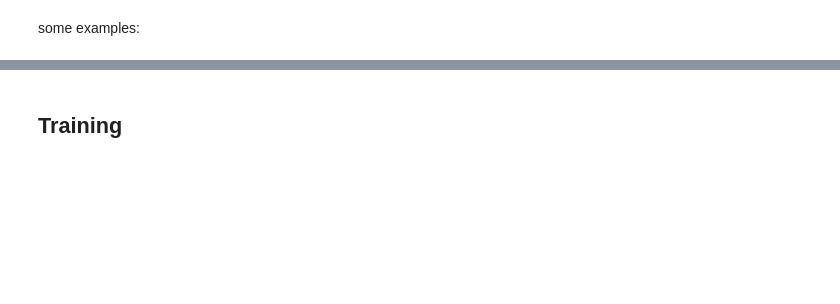
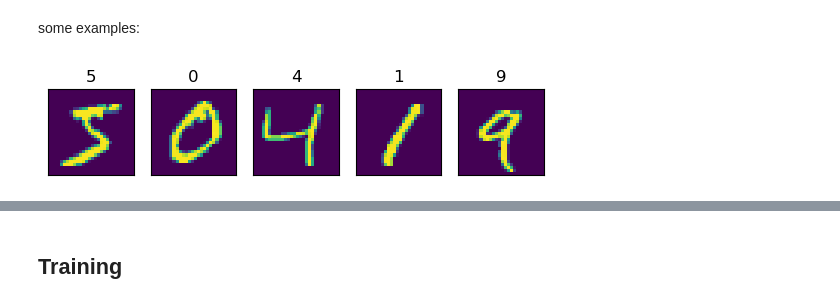
Before and after one commit to eliaslimmer/dl-from-scratch, a Jupyter notebook: notebooks/mnist_example.ipynb, the cells around one changed output, grey strips where cells are left out. Saved outputs shown, nothing was run; the diff lists cells and outputs as text; code cells hidden in the pictures; blank space fills up the shorter version.

```diff
--- a/notebooks/mnist_example.ipynb
+++ b/notebooks/mnist_example.ipynb
@@ -35,11 +33,13 @@ ModuleNotFoundError: No module named 'tensorflow'
 # %% [markdown]
 some examples:
 # %%
-for i, (img, y) in enumerate(zip(X[:5].reshape(5, 28, 28), y[:5])):
+for i, (img, y) in enumerate(zip(x_train[:5].reshape(5, 28, 28), y_train[:5])):
     plt.subplot(151 + i)
     plt.imshow(img)
     plt.xticks([])
     plt.yticks([])
     plt.title(y)
+# %% [output]
+[figure, added]
 # %%
 x_train.shape
```
Also changed, not shown: parts of 8 cells of this notebook.
